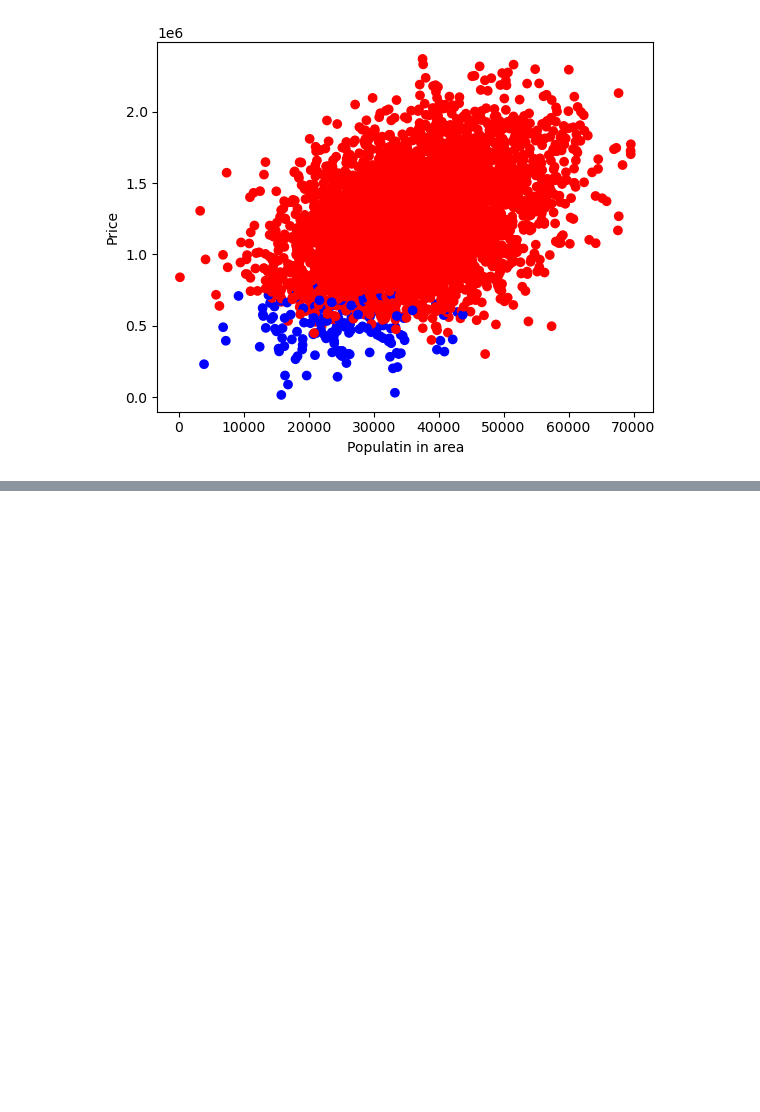
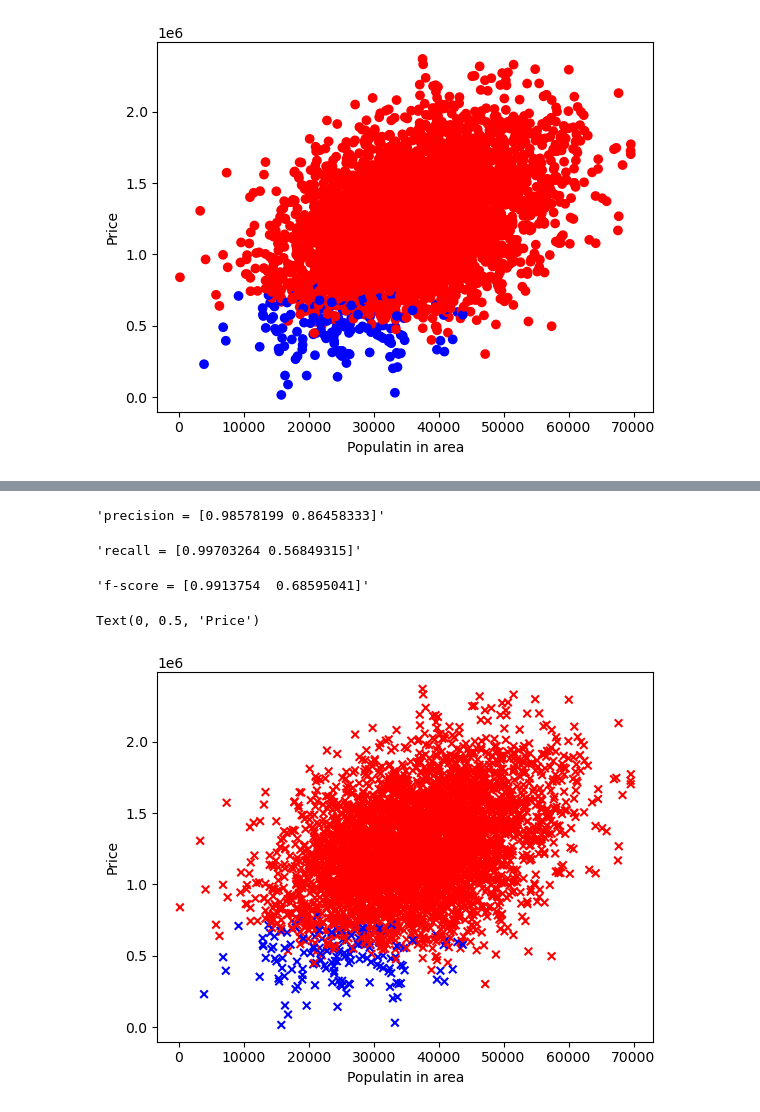
Before and after one commit to Jamessanfor/Project7, a Jupyter notebook: Project_07.ipynb, the cells around one changed output, grey strips where cells are left out. Drawn from its saved outputs; the diff is of its cells as text; code cells hidden in the pictures; blank space fills up the shorter version.

```diff
--- a/Project_07.ipynb
+++ b/Project_07.ipynb
@@ -189,0 +191,20 @@ plt.ylabel('Price')
+# %%
+clf = svm.SVC(kernel='rbf')
+clf.fit(X, y)
+
+y_pred = clf.predict(X)
+p,r,f,s = precision_recall_fscore_support(y, y_pred)
+display('precision = {}'.format(p))
+display('recall = {}'.format(r))
+display('f-score = {}'.format(f))
+
+
+plt.scatter( bystate['Area Population'], bystate['Price'],c=color, s=30, marker='x')
+plt.xlabel('Populatin in area')
+plt.ylabel('Price')
+# %% [output]
+'precision = [0.98578199 0.86458333]'
+'recall = [0.99703264 0.56849315]'
+'f-score = [0.9913754  0.68595041]'
+Text(0, 0.5, 'Price')
+[figure, added]
```
Also changed, not shown: parts of 2 cells of this notebook.
